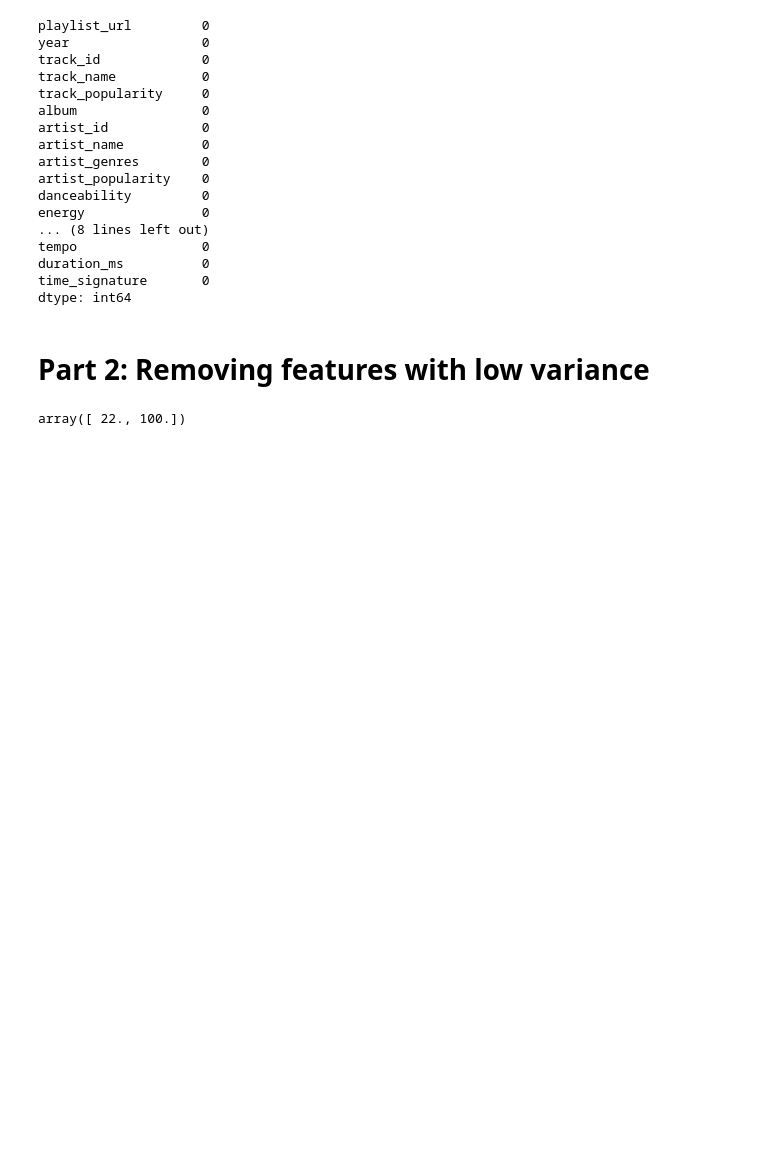
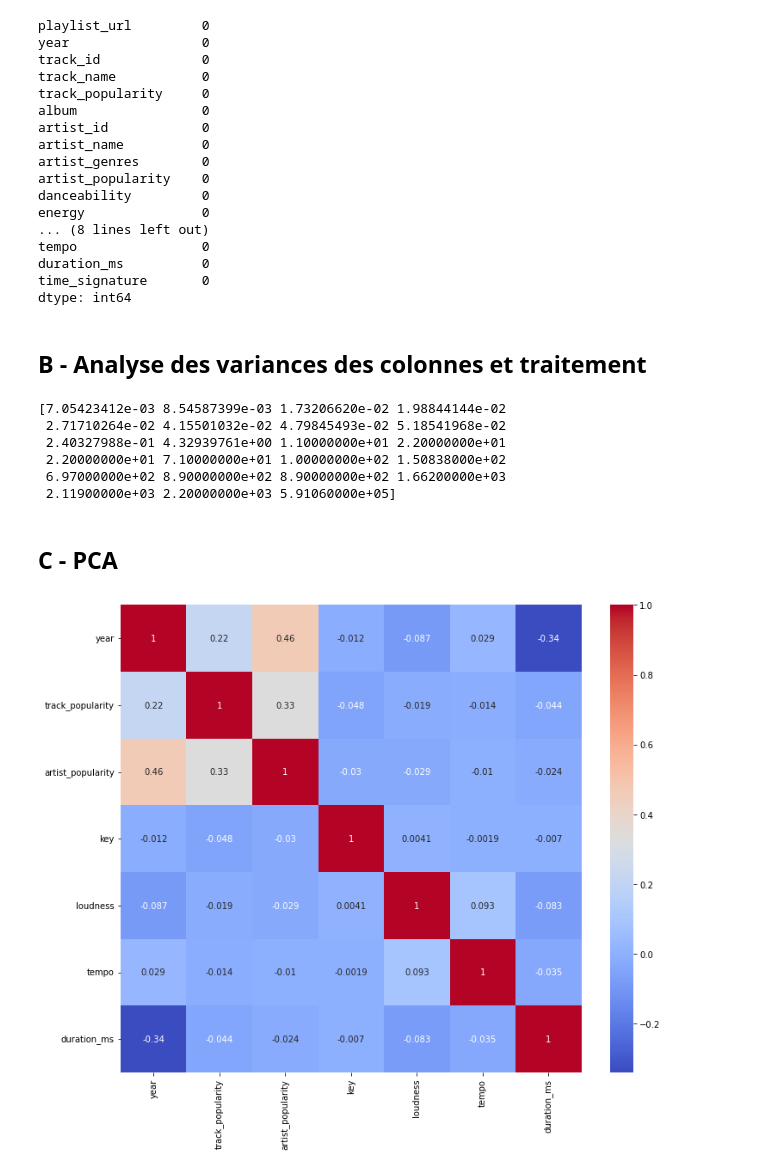
Before and after one commit to fxcollot/SpotifyUnsupervised, a Jupyter notebook: Astrid.ipynb, the cells around one changed output. Cells and saved outputs as stored; diff of their text form; code cells hidden in the pictures; blank space fills up the shorter version.

```diff
--- a/Astrid.ipynb
+++ b/Astrid.ipynb
@@ -123,19 +131,52 @@ tempo                0
 duration_ms          0
 time_signature       0
 dtype: int64
-# %% [markdown]
-# Part 2: Removing features with low variance
+# %% [markdown]
+## B - Analyse des variances des colonnes et traitement
 # %%
+#encoder les varibles catégorielles
+
+non_numeric_cols = spotify.select_dtypes(exclude=['number']).columns.tolist()
+non_numeric_cols
+spotify_numeric = pd.DataFrame()
+for col in list(spotify.columns):
+    if col in non_numeric_cols:
+        le = LabelEncoder()
+        spotify_numeric[col] = le.fit_transform(spotify[col])
+    else:
+        spotify_numeric[col] = spotify[col]
+
+#Supression ligne 447 dans spotify_numeric
+spotify_numeric = spotify_numeric.dropna()
+
+# Analyse des variances de chaque colonne
 selVarianceThreshold = VarianceThreshold()
-# fit transform to apply VarianceThreshold to data
-spotifyVariance = selVarianceThreshold.fit_transform(spotify[["year","track_popularity"]])
-spotifyVariance
-selVarianceThreshold.variances_
+spotifyVariance = selVarianceThreshold.fit_transform(spotify_numeric)
+print(np.sort(selVarianceThreshold.variances_))
+# CONCLUSION: on enlève les colonnes de spotify ayant une variance inferieur à 1
 
-# spotify.info()
-# show the variance of all variables
-# selVarianceThreshold.variances_
-# show of variances sorted in ascending order to define the threshold (seuil)
-# np.sort(selVarianceThreshold.variances_)
+selVarianceThreshold2 = VarianceThreshold(threshold=1)
+spotify_remove = selVarianceThreshold2.fit_transform(spotify_numeric)
+
+# Récupérer un masque booléen (True = conservée, False = supprimée)
+support_mask = selVarianceThreshold2.get_support()
+
+colonnes_supprimees = spotify.columns[~support_mask]
+spotify = spotify.drop(colonnes_supprimees, axis=1)
+spotify_numeric = spotify_numeric.drop(colonnes_supprimees, axis=1)
 # %% [output]
-array([ 22., 100.])
+[7.05423412e-03 8.54587399e-03 1.73206620e-02 1.98844144e-02
+ 2.71710264e-02 4.15501032e-02 4.79845493e-02 5.18541968e-02
+ 2.40327988e-01 4.32939761e+00 1.10000000e+01 2.20000000e+01
+ 2.20000000e+01 7.10000000e+01 1.00000000e+02 1.50838000e+02
+ 6.97000000e+02 8.90000000e+02 8.90000000e+02 1.66200000e+03
+ 2.11900000e+03 2.20000000e+03 5.91060000e+05]
+# %% [markdown]
+## C - PCA
+# %%
+# Affichage heatmap
+plt.figure(figsize=(12, 10))
+sns.heatmap(spotify.corr(), cmap="coolwarm", annot=True) # les variables ayant coefficient > 0.8 portent souvent la même info
+plt.show()
+# %% [output]
+[figure, added]
```
Also changed, not shown: parts of 7 cells of this notebook.
